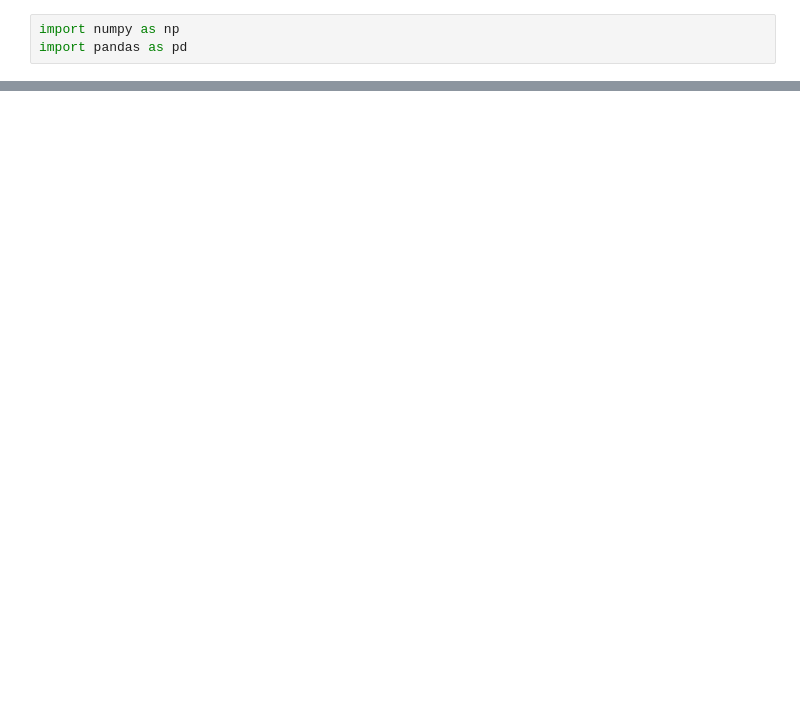
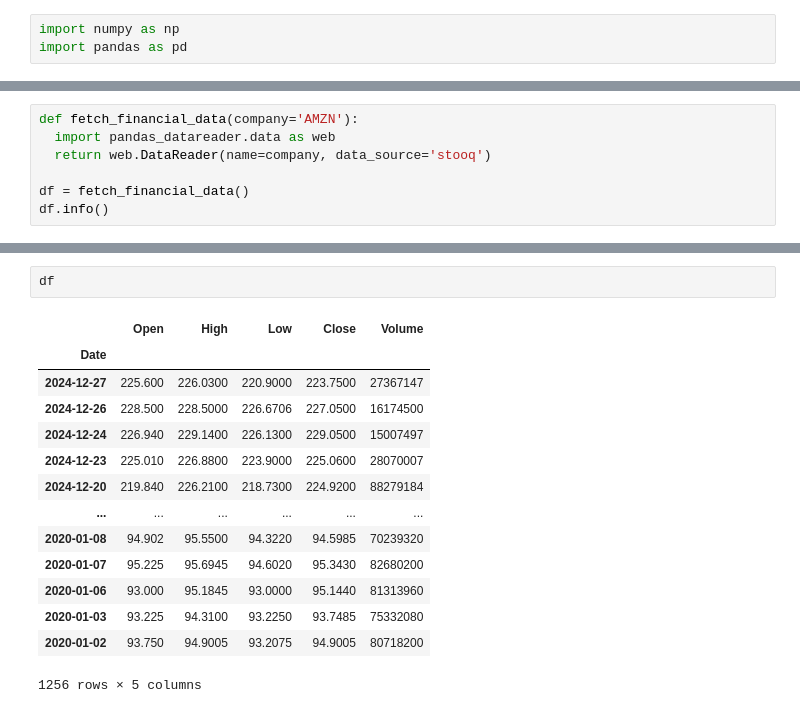
Before and after one commit to aga5711/data-science-kurs, a Jupyter notebook: kurs_pandas_cs1.ipynb, the cells around one changed output, grey strips where cells are left out. Cells and saved outputs as stored; diff of their text form; blank space fills up the shorter version.

```diff
--- a/kurs_pandas_cs1.ipynb
+++ b/kurs_pandas_cs1.ipynb
@@ -82,0 +12,7 @@ dtype: int64
+# %%
+def fetch_financial_data(company='AMZN'):
+  import pandas_datareader.data as web
+  return web.DataReader(name=company, data_source='stooq')
+
+df = fetch_financial_data()
+df.info()
@@ -82,0 +32,17 @@ dtype: int64
+# %%
+df
+# %% [output]
+|  | Open | High | Low | Close | Volume |
+| Date |  |  |  |  |  |
+| 2024-12-27 | 225.600 | 226.0300 | 220.9000 | 223.7500 | 27367147 |
+| 2024-12-26 | 228.500 | 228.5000 | 226.6706 | 227.0500 | 16174500 |
+| 2024-12-24 | 226.940 | 229.1400 | 226.1300 | 229.0500 | 15007497 |
+| 2024-12-23 | 225.010 | 226.8800 | 223.9000 | 225.0600 | 28070007 |
+| 2024-12-20 | 219.840 | 226.2100 | 218.7300 | 224.9200 | 88279184 |
+| ... | ... | ... | ... | ... | ... |
+| 2020-01-08 | 94.902 | 95.5500 | 94.3220 | 94.5985 | 70239320 |
+| 2020-01-07 | 95.225 | 95.6945 | 94.6020 | 95.3430 | 82680200 |
+| 2020-01-06 | 93.000 | 95.1845 | 93.0000 | 95.1440 | 81313960 |
+| 2020-01-03 | 93.225 | 94.3100 | 93.2250 | 93.7485 | 75332080 |
+| 2020-01-02 | 93.750 | 94.9005 | 93.2075 | 94.9005 | 80718200 |
+1256 rows × 5 columns
```
Also changed, not shown: parts of 21 cells of this notebook.
